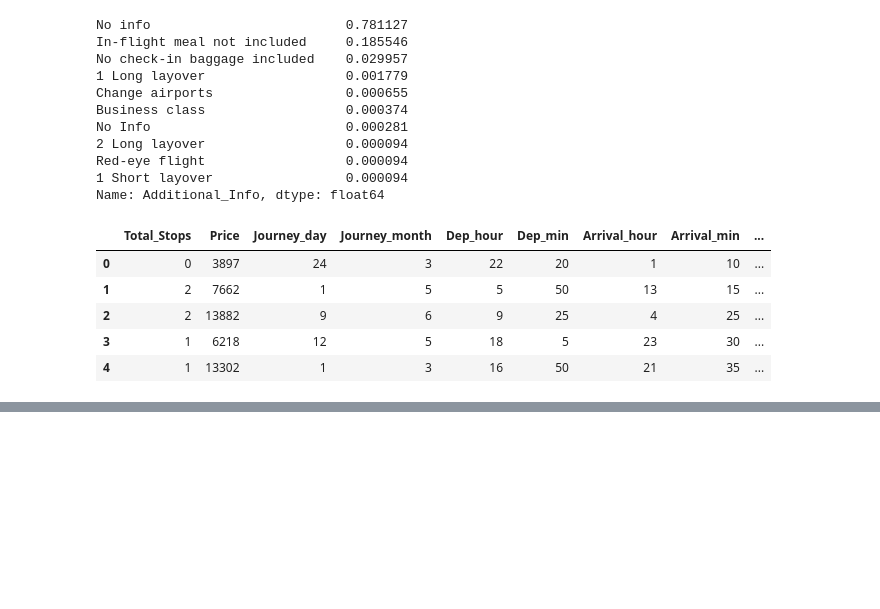
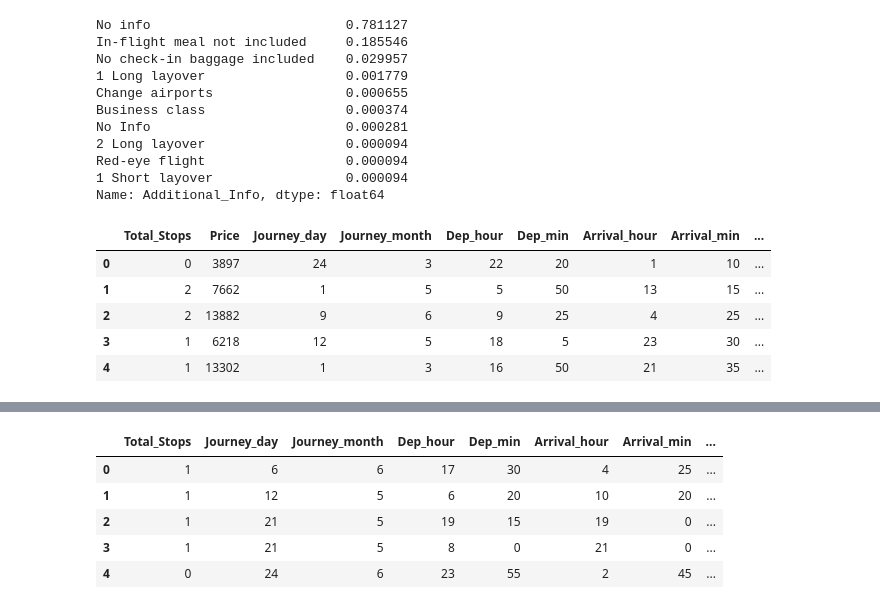
Before and after one commit to mdimran1/portfolio, a Jupyter notebook: AirTicket/Flight_price_prediction.ipynb, the cells around one changed output, grey strips where cells are left out. Drawn from its saved outputs; the diff is of its cells as text; code cells hidden in the pictures; blank space fills up the shorter version.

Commit message:
test data processing includes

```diff
--- a/AirTicket/Flight_price_prediction.ipynb
+++ b/AirTicket/Flight_price_prediction.ipynb
@@ -14,8 +14,8 @@ sns.set_theme()
 # %%
 # dataset is in form of excel file in github
 # so link will be added by '?raw=true'
-
-train_data = pd.read_excel('https://github.com/mdimran1/Dataset/blob/main/Flight%20Fare/Data_Train.xlsx?raw=true')
+url = 'https://github.com/mdimran1/Dataset/blob/main/Flight%20Fare/Data_Train.xlsx?raw=true'
+train_data = pd.read_excel(url)
 
 # set fow all column display
 pd.set_option('display.max_columns', None)
@@ -100,22 +118,17 @@ train_data.drop(["Arrival_Time"], axis = 1, inplace = True)
 # %%
-train_data[['Duration']]
+# Duration means Total time from departuring to reaching
+# some data is only in hours and some are only in minutes, we migh format in one formation as like 0h0m:
 
-# Duration means Total time from departuring to reaching
-# some data is only in hours and some are onle in minutes, we migh format in one formation as like 0h0m:
+lengh = len(train_data['Duration'])
+duration = list(train_data['Duration'])
+for index in range(lengh):
+  if 'h' in duration[index] and 'm' not in duration[index]:
+    duration[index] = duration[index] + ' 0m'
+  elif 'h' not in duration[index] and 'm' in duration[index]:
+    duration[index] = '0h ' + duration[index]
+  else:
+    pass
 
-
-# Duration column standarization
-duration = list(train_data["Duration"])
-
-for i in range(len(duration)):
-    if len(duration[i].split()) != 2:    # Check if duration contains only hour or mins
-        if "h" in duration[i]:
-            duration[i] = duration[i].strip() + " 0m"   # Adds 0 minute
-        else:
-            duration[i] = "0h " + duration[i]           # Adds 0 hour
-duration_hours = []
-duration_mins = []
-for i in range(len(duration)):
-    duration_hours.append(int(duration[i].split(sep = "h")[0]))    # Extract hours from duration
-    duration_mins.append(int(duration[i].split(sep = "m")[0].split()[-1]))   # Extracts only minutes from duration
+# reassinging Duration column :
+train_data['Duration'] = duration
 # %%
@@ -212,0 +232,4 @@ train_data.head()
+# %%
+# assigning test dataset
+test_url = 'https://github.com/mdimran1/Dataset/blob/main/Flight%20Fare/Test_set.xlsx?raw=true'
+test_data=pd.read_excel(test_url)
@@ -212,0 +323,9 @@ train_data.head()
+# %%
+test_data.head()
+# %% [output]
+|  | Total_Stops | Journey_day | Journey_month | Dep_hour | Dep_min | Arrival_hour | Arrival_min | ... |
+| 0 | 1 | 6 | 6 | 17 | 30 | 4 | 25 | ... |
+| 1 | 1 | 12 | 5 | 6 | 20 | 10 | 20 | ... |
+| 2 | 1 | 21 | 5 | 19 | 15 | 19 | 0 | ... |
+| 3 | 1 | 21 | 5 | 8 | 0 | 21 | 0 | ... |
+| 4 | 0 | 24 | 6 | 23 | 55 | 2 | 45 | ... |
```
Also changed, not shown: parts of 11 cells of this notebook.
